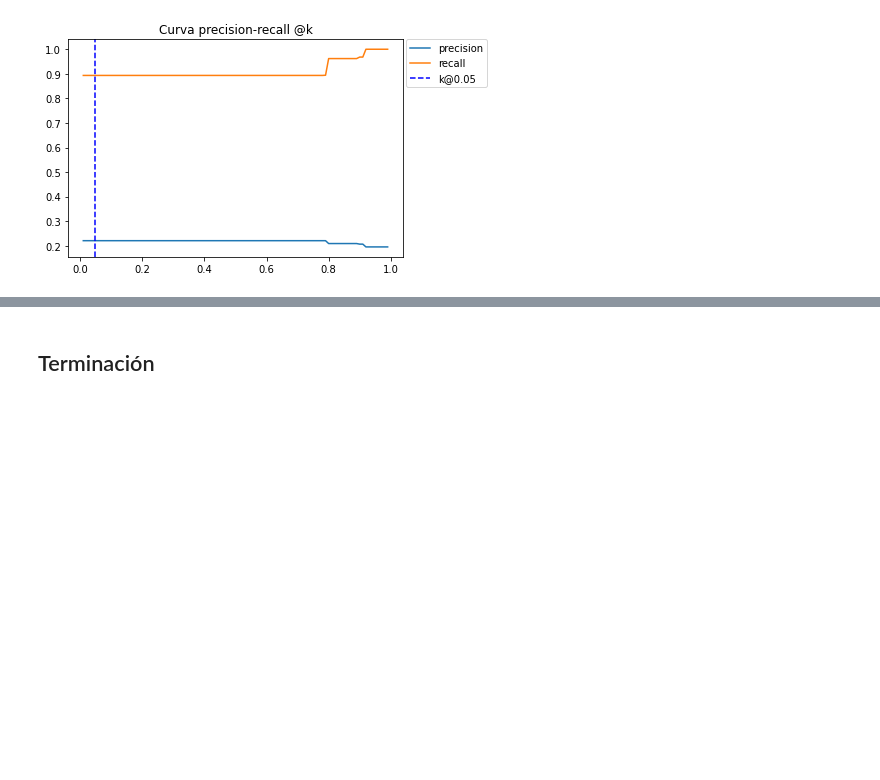
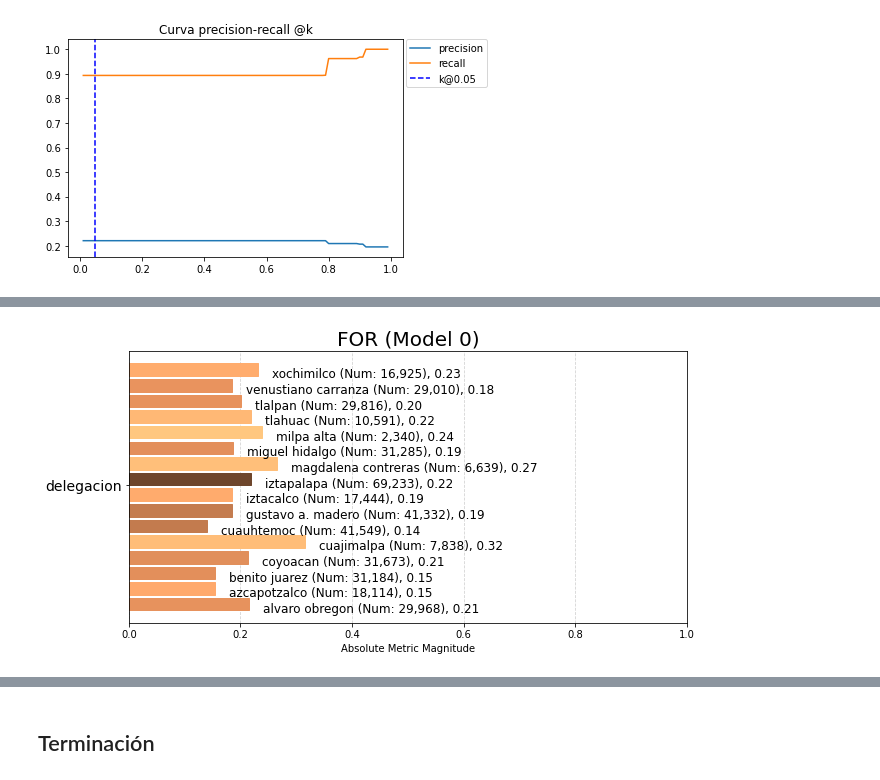
Before and after one commit to rafaelortegar/Proyecto1_IDS_2020, a Jupyter notebook: notebooks/legacy/borrador_jalr_p2.ipynb, the cells around one changed output, grey strips where cells are left out. Drawn from its saved outputs; the diff is of its cells as text; code cells hidden in the pictures; blank space fills up the shorter version.

Commit message:
aequitas updates

```diff
--- a/notebooks/legacy/borrador_jalr_p2.ipynb
+++ b/notebooks/legacy/borrador_jalr_p2.ipynb
@@ -561,0 +667,3 @@ pr_k_curve(y_test, y_scores, k20, 'pr_k_curve')
+# %%
+df_test_del = df_test_del.sort_values('timestamp_creacion', ascending=True, ignore_index=True)
+df_test_del.head()
@@ -561,0 +681,6 @@ pr_k_curve(y_test, y_scores, k20, 'pr_k_curve')
+# %%
+aequitas_df = pd.DataFrame()
+aequitas_df['score'] = y_scores
+aequitas_df['label_value'] = y_test
+aequitas_df['delegacion'] = df_test_del.delegacion_inicio
+aequitas_df.head()
@@ -561,0 +696,3 @@ pr_k_curve(y_test, y_scores, k20, 'pr_k_curve')
+# %%
+g = Group()
+xtab, attrbs = g.get_crosstabs(aequitas_df)
@@ -561,0 +768,6 @@ pr_k_curve(y_test, y_scores, k20, 'pr_k_curve')
+# %%
+aeq = Plot()
+# %%
+metric_for = aeq.plot_group_metric(xtab, 'for')
+# %% [output]
+[figure, added]
```
Also changed, not shown: parts of 52 cells of this notebook.
